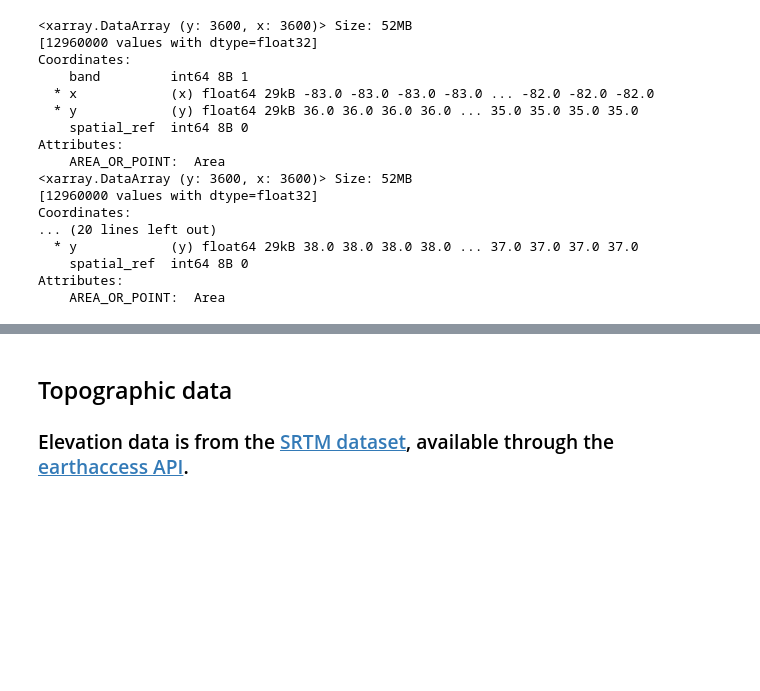
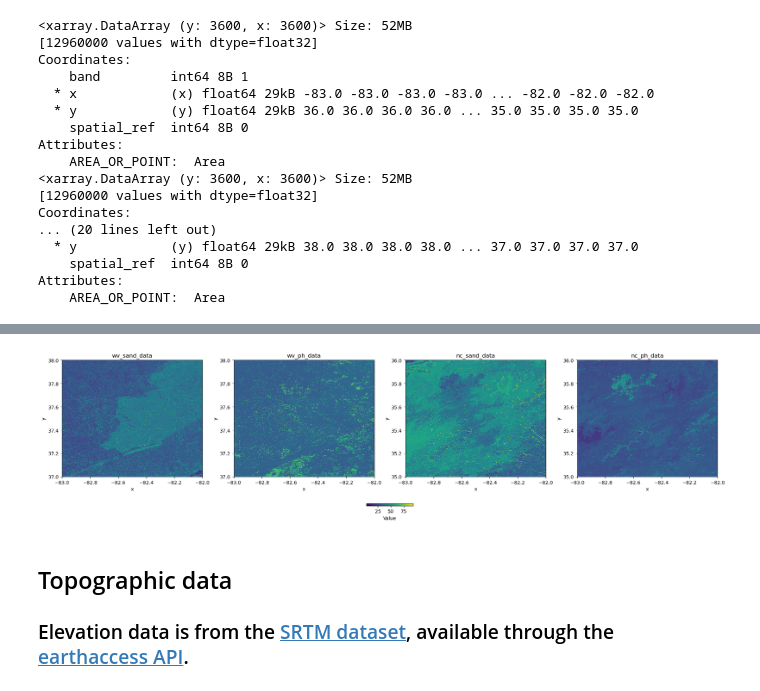
Before and after one commit to earthlab-education/habitat-suitability-BioNCphilic, a Jupyter notebook: climate.ipynb, the cells around one changed output, grey strips where cells are left out. Saved outputs shown, nothing was run; the diff lists cells and outputs as text; code cells hidden in the pictures; blank space fills up the shorter version.

Commit message:
soil plots in a line

```diff
--- a/climate.ipynb
+++ b/climate.ipynb
@@ -426,3 +406,29 @@ wv_sand_data.plot()
+# %%
+# Combine the lists
+soil_view = [wv_sand_data, wv_ph_data, nc_sand_data, nc_ph_data]
+soil_title = ['wv_sand_data', 'wv_ph_data', 'nc_sand_data', 'nc_ph_data']
+
+# Set up subplots (adjust rows and columns for layout)
+fig, axes = plt.subplots(nrows=1, ncols=len(soil_view), figsize=(20, 5), constrained_layout=True)
+
+# Loop through each raster, open it, and plot in a subplot
+cbar_mappable = None  # To store the QuadMesh object for the colorbar
+for i, soil_da in enumerate(soil_view):
+
+    # Plot the raster on the corresponding subplot
+    quadmesh = soil_da.plot(ax=axes[i], add_colorbar=False)
+    axes[i].set_title(soil_title[i])  # Add a title to each subplot
+
+    # Store the QuadMesh object for the colorbar
+    if cbar_mappable is None:
+        cbar_mappable = quadmesh
+
+# Add a global colorbar
+fig.colorbar(cbar_mappable, ax=axes, orientation="horizontal", fraction=0.02, pad=0.1).set_label("Value")
+
+plt.show()
+# %% [output]
+[figure, added]
 # %% [markdown]
 ## Topographic data
 ### Elevation data is from the [SRTM dataset](https://www.earthdata.nasa.gov/data/instruments/srtm), available through the [earthaccess API](https://earthaccess.readthedocs.io/en/latest/quick-start/).
```
Also changed, not shown: parts of 4 cells of this notebook.
